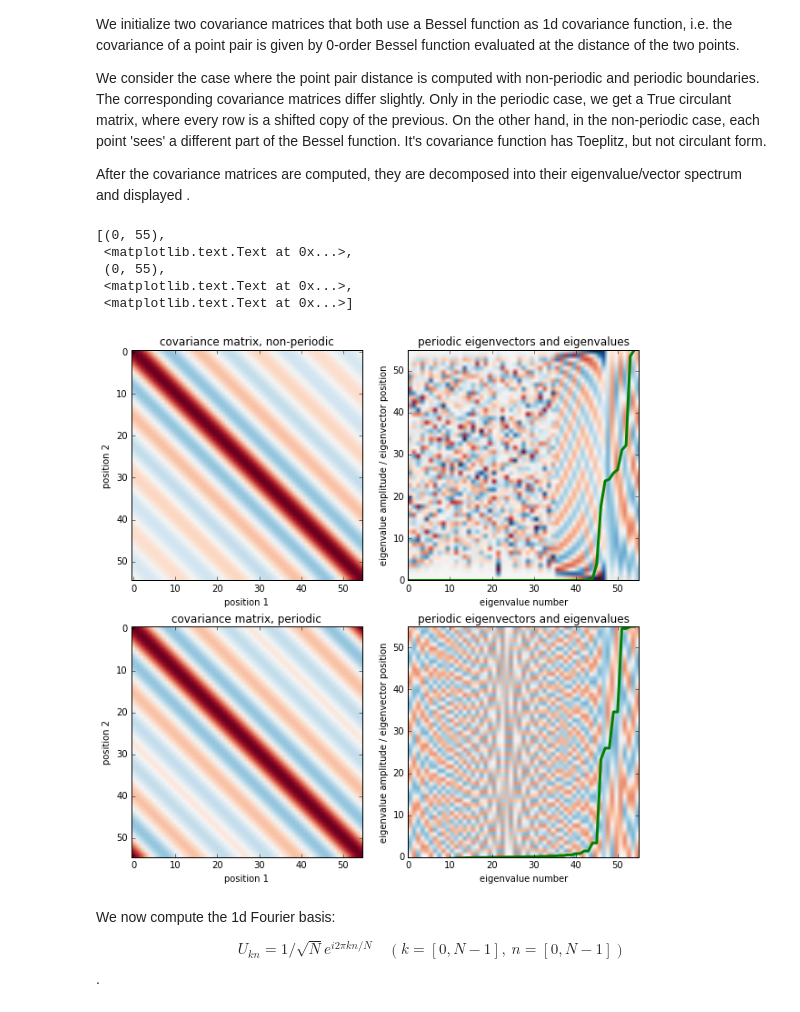
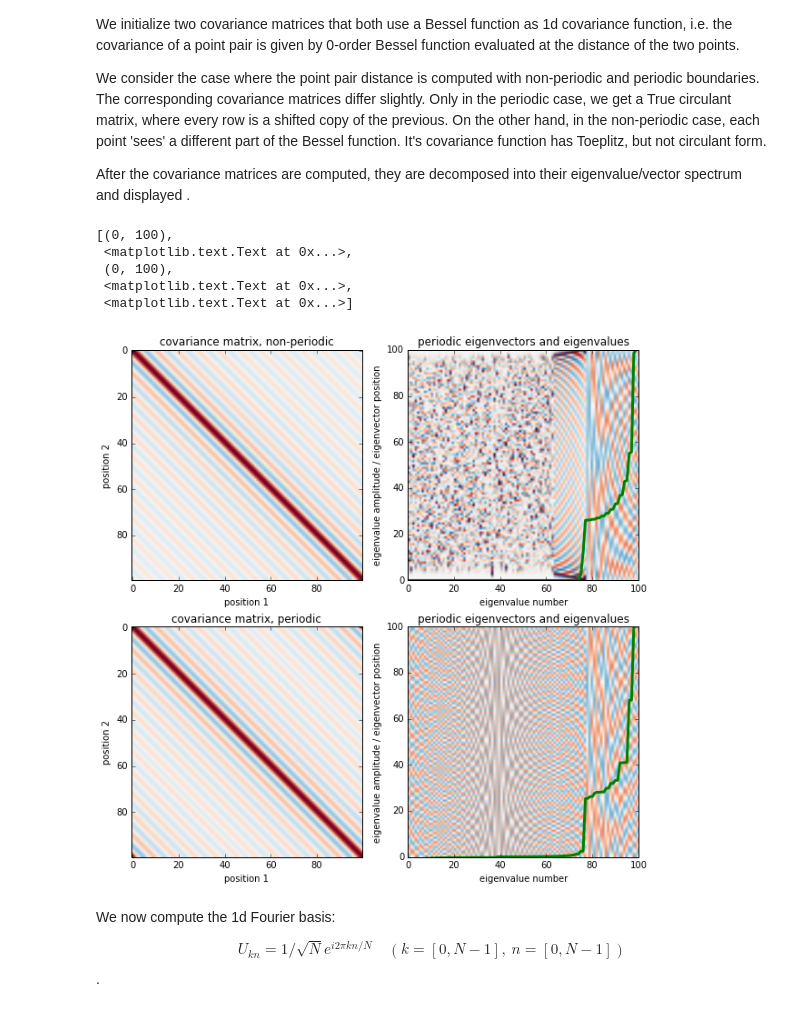
Before and after one commit to MMesch/toeplitz_spectrum, a Jupyter notebook: toeplitz_spectrum.ipynb, the cells around one changed output. Cells and saved outputs as stored; diff of their text form; code cells hidden in the pictures.

```diff
--- a/toeplitz_spectrum.ipynb
+++ b/toeplitz_spectrum.ipynb
@@ -28,42 +28,42 @@ def get_1dcovariance_matrix(nx, frequency, boundary=None):
     return covariance
 
 # get covariance matrices
-nx = 55
-frequency = 25
+nx = 100
+frequency = 70
 covariance = get_1dcovariance_matrix(nx, frequency)
 evals, evecs = np.linalg.eigh(covariance)
 
 covariance_circ = get_1dcovariance_matrix(nx, frequency, boundary='periodic')
 evals_circ, evecs_circ = np.linalg.eigh(covariance_circ)
 
 norm_evecs = plt.Normalize(-3./np.sqrt(nx), 3./np.sqrt(nx))
 norm_bessel = plt.Normalize(-1, 1)
 
 # plot non-periodic covariance matrix and its eigenvalues/vectors
 fig, axes = plt.subplots(2, 2, figsize=(10, 10))
 axes[0, 0].imshow(covariance, norm=norm_bessel, cmap='RdBu_r')
 axes[0, 0].set(title='covariance matrix, non-periodic', xlabel='position 1', ylabel='position 2')
 axes[0, 1].imshow(evecs, origin='lower', aspect='auto', extent=(0, nx, 0, nx),
                   cmap='RdBu', norm=norm_evecs)
 axes[0, 1].plot(evals / evals.max() * nx, c='green', lw=3)
 axes[0, 1].set(title='periodic eigenvectors and eigenvalues', xlim=(0, nx), ylim=(0, nx),
                xlabel='eigenvalue number', ylabel='eigenvalue amplitude / eigenvector position')
 
 # plot periodic covariance matrix and its eigenvalues/vectors
 axes[1, 0].imshow(covariance_circ, norm=norm_bessel, cmap='RdBu_r')
 axes[1, 0].set(title='covariance matrix, periodic', xlabel='position 1', ylabel='position 2')
 axes[1, 1].imshow(evecs_circ, origin='lower', aspect='auto', extent=(0, nx, 0, nx),
                   cmap='RdBu', norm=norm_evecs)
 axes[1, 1].plot(evals_circ / evals_circ.max() * nx, c='green', lw=3)
 axes[1, 1].set(title='periodic eigenvectors and eigenvalues', xlim=(0, nx), ylim=(0, nx),
                xlabel='eigenvalue number', ylabel='eigenvalue amplitude / eigenvector position')
 # %% [output]
-[(0, 55),
+[(0, 100),
  <matplotlib.text.Text at 0x...>,
- (0, 55),
+ (0, 100),
  <matplotlib.text.Text at 0x...>,
  <matplotlib.text.Text at 0x...>]
-[figure, old version]
+[figure, new version]
 # %% [markdown]
 We now compute the 1d Fourier basis:
 
```
Also changed, not shown: parts of 6 cells of this notebook.
